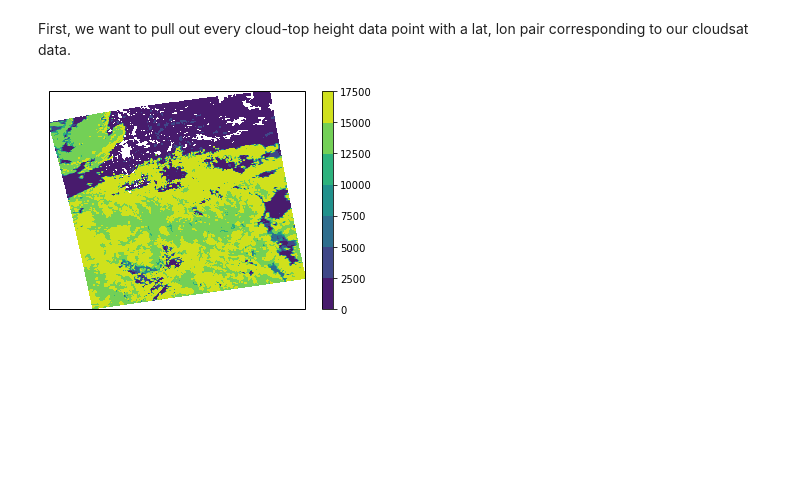
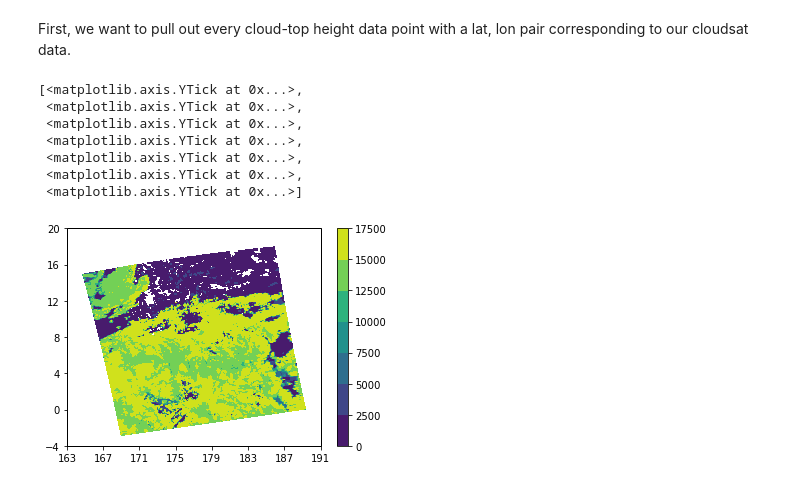
Before and after one commit to dcamron/radtran, a Jupyter notebook: radtran.ipynb, the cells around one changed output. Drawn from its saved outputs; the diff is of its cells as text; code cells hidden in the pictures; blank space fills up the shorter version.

```diff
--- a/radtran.ipynb
+++ b/radtran.ipynb
@@ -177,13 +177,22 @@ First, we want to pull out every cloud-top height data point with a lat, lon pai
 # %%
 import matplotlib.pyplot as plt
 import cartopy.crs as ccrs
 
 test = lon_m
 test[test < 0] = test[test < 0] + 360
 
 fig = plt.figure()
 ax = plt.axes(projection=ccrs.Mercator())
 c = plt.contourf(test,lat_m,ct_m,transform=ccrs.Mercator())
 cb = plt.colorbar(c)
+ax.set_xticks(np.arange(163,192,4))
+ax.set_yticks(np.arange(-4,21,4))
 # %% [output]
+[<matplotlib.axis.YTick at 0x...>,
+ <matplotlib.axis.YTick at 0x...>,
+ <matplotlib.axis.YTick at 0x...>,
+ <matplotlib.axis.YTick at 0x...>,
+ <matplotlib.axis.YTick at 0x...>,
+ <matplotlib.axis.YTick at 0x...>,
+ <matplotlib.axis.YTick at 0x...>]
-[figure, old version]
+[figure, new version]
```
Also changed, not shown: parts of 4 cells of this notebook.
